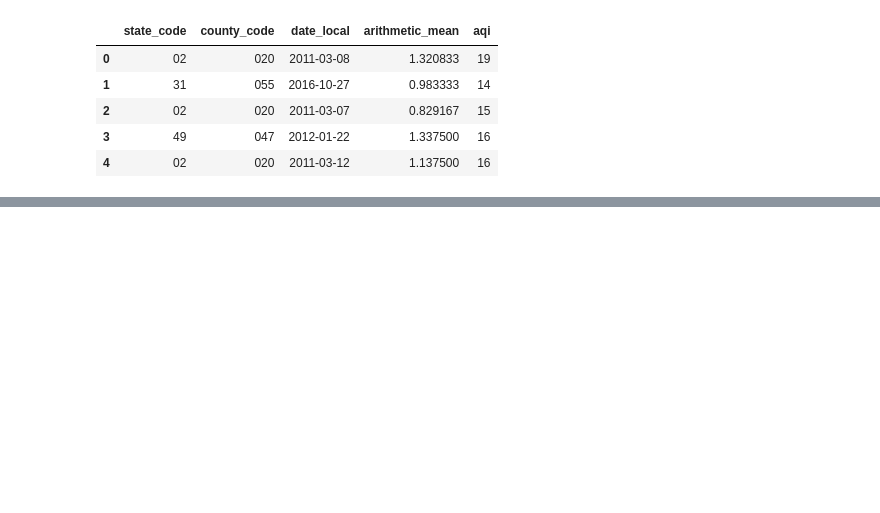
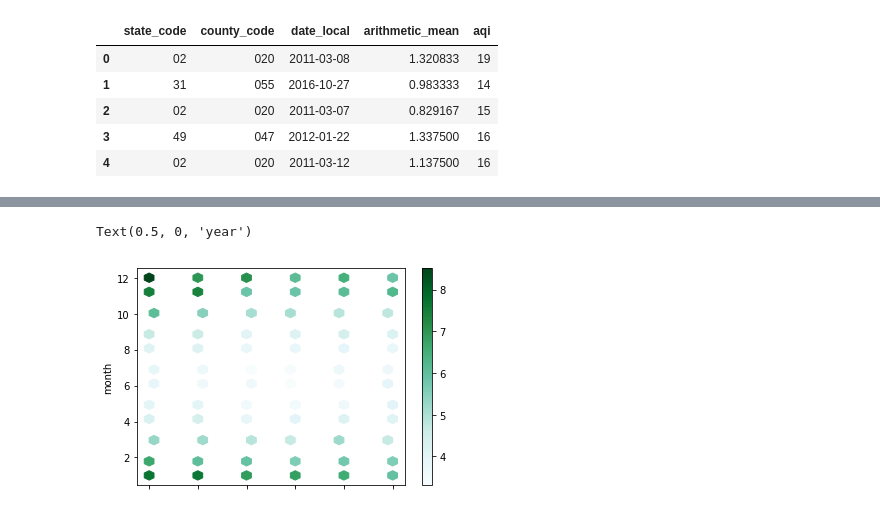
Before and after one commit to shuangsong/air_quality_analysis, a Jupyter notebook: air_quality_exploratory.ipynb, the cells around one changed output, grey strips where cells are left out. Drawn from its saved outputs; the diff is of its cells as text; code cells hidden in the pictures; blank space fills up the shorter version.

Commit message:
add figures

```diff
--- a/air_quality_exploratory.ipynb
+++ b/air_quality_exploratory.ipynb
@@ -67,0 +68,5 @@ df_co.head()
+# %%
+df_co.plot.hexbin(x='year', y='month', C = 'aqi', gridsize=25)
+# %% [output]
+Text(0.5, 0, 'year')
+[figure, added]
```
Also changed, not shown: parts of 9 cells of this notebook.
